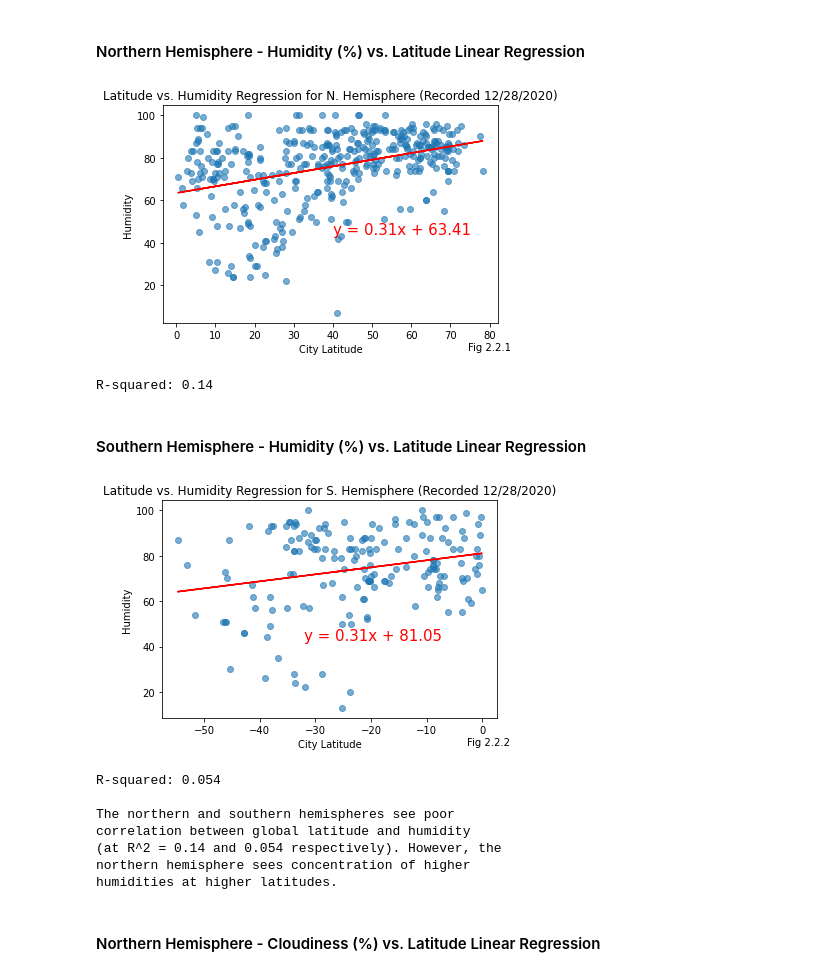
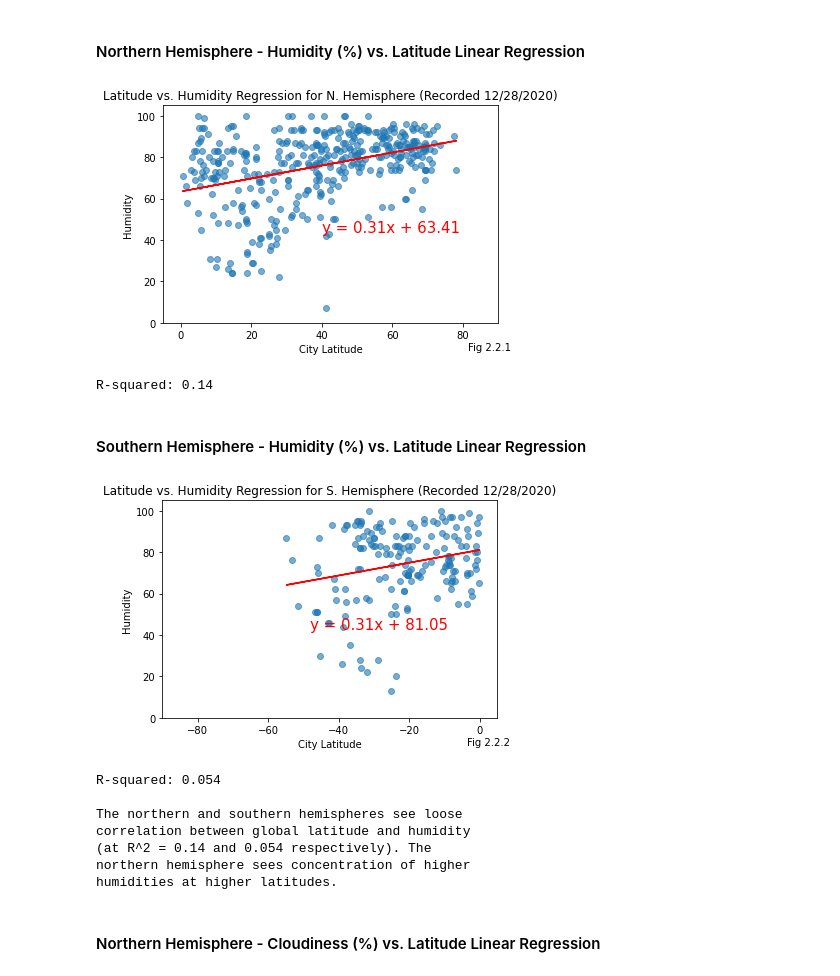
Before and after one commit to SanabuW/python-api-challenge, a Jupyter notebook: WeatherPy/WeatherPy.ipynb, the cells around one changed output. Drawn from its saved outputs; the diff is of its cells as text; code cells hidden in the pictures.

```diff
--- a/WeatherPy/WeatherPy.ipynb
+++ b/WeatherPy/WeatherPy.ipynb
@@ -400,6 +408,10 @@ y_values = clean_city_data.loc[clean_city_data["City Latitude"] >= 0, "Humidity"
 regress_values = x_values * slope + intercept
 line_eq = "y = " + str(round(slope, 2)) + "x + " + str(round(intercept, 2))
 plt.scatter(x_values, y_values, alpha=0.60)
+# Fix axes to both fit entire possible range of latitudes and match in scale with chart of opposite hemisphere
+# for fair comparison
+plt.xlim(-5,90)
+plt.ylim(0,105)
 plt.plot(x_values, regress_values, "r-")
 plt.annotate(line_eq,(40,44),fontsize=15, color="red")
 plt.xlabel("City Latitude")
@@ -411,44 +423,48 @@ plt.show()
 # Print R^2
 print(f'R-squared: {round(rvalue**2, 3)}')
 # %% [output]
-[figure, old version]
+[figure, new version]
 R-squared: 0.14
 # %% [markdown]
 ####  Southern Hemisphere - Humidity (%) vs. Latitude Linear Regression
 # %%
 # Gather data
 x_values = clean_city_data.loc[clean_city_data["City Latitude"] < 0, "City Latitude"]
 y_values = clean_city_data.loc[clean_city_data["City Latitude"] < 0, "Humidity"]
 
 # Draw plot and labels
 (slope, intercept, rvalue, pvalue, stderr) = linregress(x_values, y_values)
 regress_values = x_values * slope + intercept
 line_eq = "y = " + str(round(slope, 2)) + "x + " + str(round(intercept, 2))
 plt.scatter(x_values, y_values, alpha=0.60)
+# Fix axes to both fit entire possible range of latitudes and match in scale with chart of opposite hemisphere
+# for fair comparison
+plt.xlim(-90,5)
+plt.ylim(0,105)
 plt.plot(x_values,regress_values, "r-")
-plt.annotate(line_eq,(-32, 43), fontsize=15, color="red")
+plt.annotate(line_eq,(-48, 43), fontsize=15, color="red")
 plt.xlabel("City Latitude")
 plt.ylabel("Humidity")
 plt.title("Latitude vs. Humidity Regression for S. Hemisphere (Recorded 12/28/2020)")
 plt.figtext(.83,.03,"Fig 2.2.2")
 plt.show()
 
 # Print R^2
 print(f'R-squared: {round(rvalue**2,3)}\n')
 
 # Print analysis
-print(f'The northern and southern hemispheres see poor\n\
+print(f'The northern and southern hemispheres see loose\n\
 correlation between global latitude and humidity\n\
-(at R^2 = 0.14 and 0.054 respectively). However, the\n\
+(at R^2 = 0.14 and 0.054 respectively). The\n\
 northern hemisphere sees concentration of higher \n\
 humidities at higher latitudes.')
 # %% [output]
-[figure, old version]
+[figure, new version]
 R-squared: 0.054
 
-The northern and southern hemispheres see poor
+The northern and southern hemispheres see loose
 correlation between global latitude and humidity
-(at R^2 = 0.14 and 0.054 respectively). However, the
+(at R^2 = 0.14 and 0.054 respectively). The
 northern hemisphere sees concentration of higher
 humidities at higher latitudes.
 # %% [markdown]
```
Also changed, not shown: parts of 7 cells of this notebook, 20 other files.
